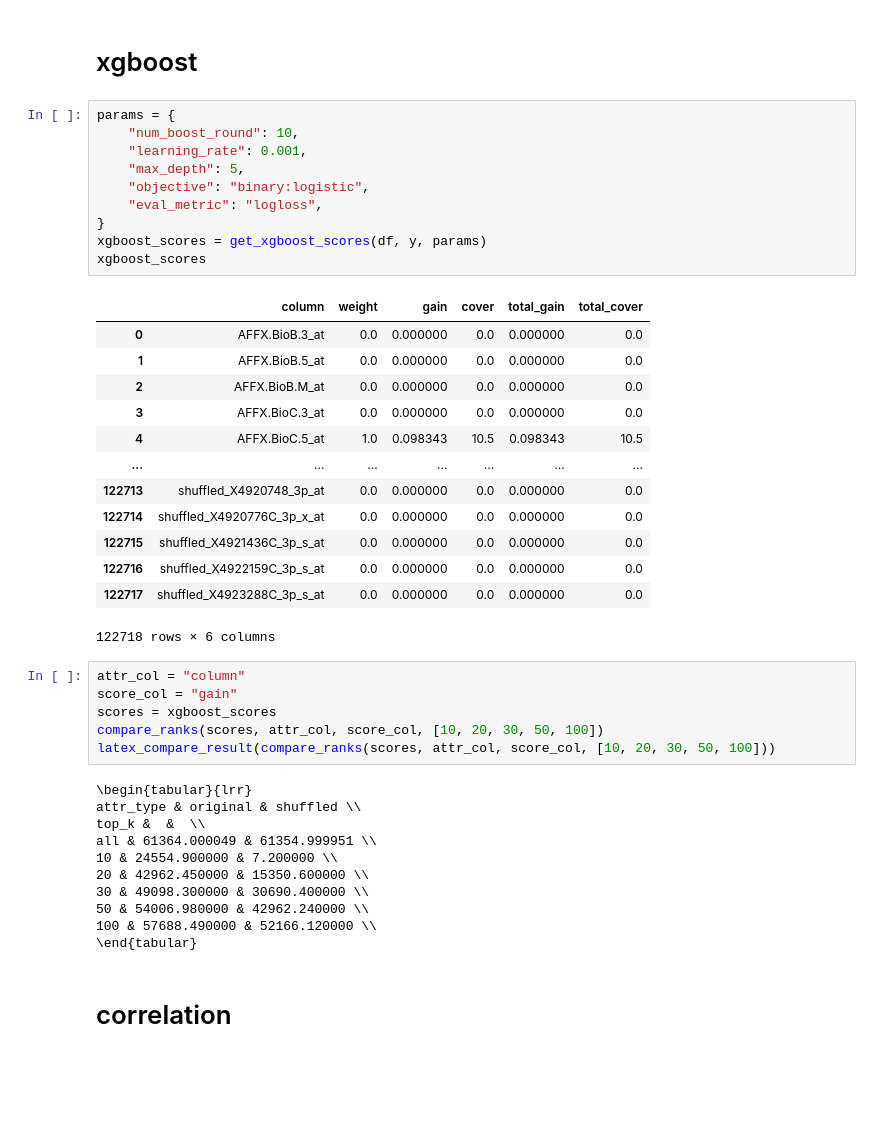
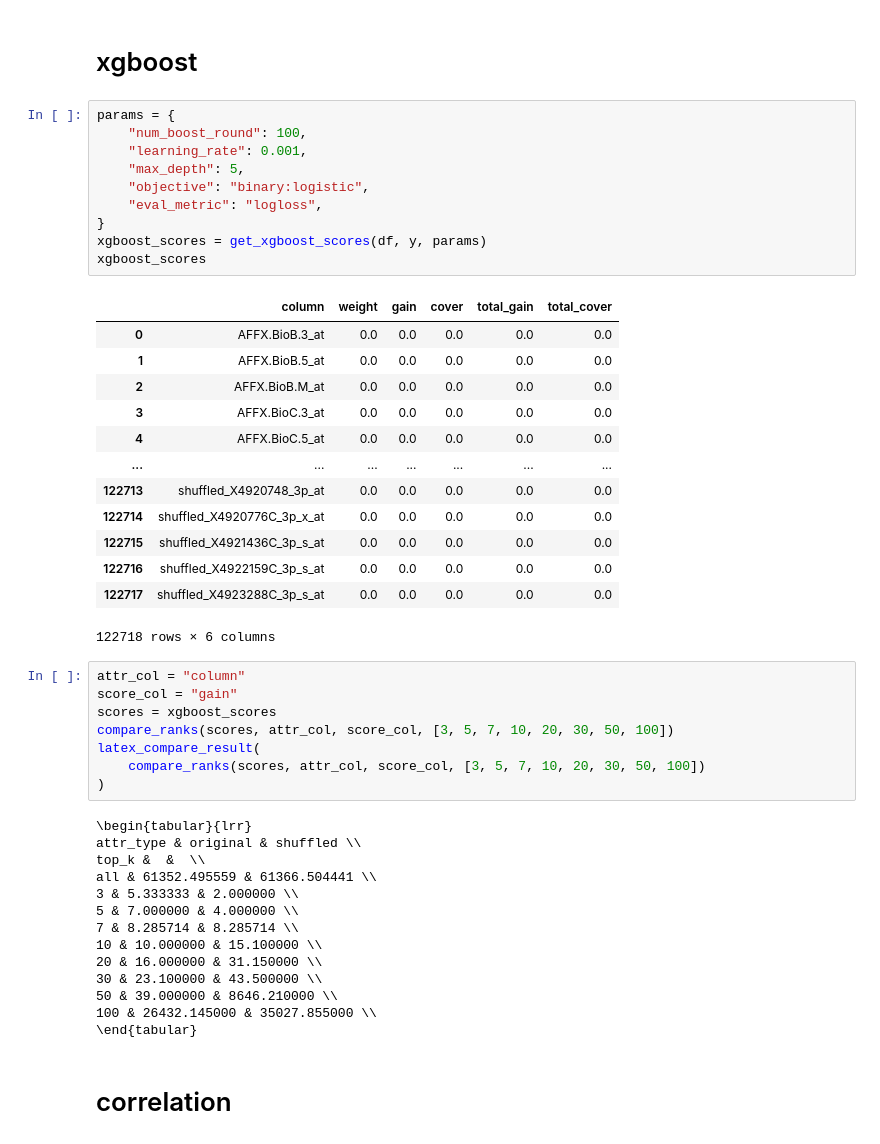
Before and after one commit to sebov/scikit-rough, a Jupyter notebook: dev/experiments/ranks/microarrays.ipynb, the cells around one changed output. Saved outputs shown, nothing was run; the diff lists cells and outputs as text; blank space fills up the shorter version.

```diff
--- a/dev/experiments/ranks/microarrays.ipynb
+++ b/dev/experiments/ranks/microarrays.ipynb
@@ -106,44 +120,49 @@ bireducts_scores[["column", "count", "global_gain"]].sort_values(
 # xgboost
 # %%
 params = {
-    "num_boost_round": 10,
+    "num_boost_round": 100,
     "learning_rate": 0.001,
     "max_depth": 5,
     "objective": "binary:logistic",
     "eval_metric": "logloss",
 }
 xgboost_scores = get_xgboost_scores(df, y, params)
 xgboost_scores
 # %% [output]
 |  | column | weight | gain | cover | total_gain | total_cover |
-| 0 | AFFX.BioB.3_at | 0.0 | 0.000000 | 0.0 | 0.000000 | 0.0 |
-| 1 | AFFX.BioB.5_at | 0.0 | 0.000000 | 0.0 | 0.000000 | 0.0 |
-| 2 | AFFX.BioB.M_at | 0.0 | 0.000000 | 0.0 | 0.000000 | 0.0 |
-| 3 | AFFX.BioC.3_at | 0.0 | 0.000000 | 0.0 | 0.000000 | 0.0 |
-| 4 | AFFX.BioC.5_at | 1.0 | 0.098343 | 10.5 | 0.098343 | 10.5 |
+| 0 | AFFX.BioB.3_at | 0.0 | 0.0 | 0.0 | 0.0 | 0.0 |
+| 1 | AFFX.BioB.5_at | 0.0 | 0.0 | 0.0 | 0.0 | 0.0 |
+| 2 | AFFX.BioB.M_at | 0.0 | 0.0 | 0.0 | 0.0 | 0.0 |
+| 3 | AFFX.BioC.3_at | 0.0 | 0.0 | 0.0 | 0.0 | 0.0 |
+| 4 | AFFX.BioC.5_at | 0.0 | 0.0 | 0.0 | 0.0 | 0.0 |
 | ... | ... | ... | ... | ... | ... | ... |
-| 122713 | shuffled_X4920748_3p_at | 0.0 | 0.000000 | 0.0 | 0.000000 | 0.0 |
-| 122714 | shuffled_X4920776C_3p_x_at | 0.0 | 0.000000 | 0.0 | 0.000000 | 0.0 |
-| 122715 | shuffled_X4921436C_3p_s_at | 0.0 | 0.000000 | 0.0 | 0.000000 | 0.0 |
-| 122716 | shuffled_X4922159C_3p_s_at | 0.0 | 0.000000 | 0.0 | 0.000000 | 0.0 |
-| 122717 | shuffled_X4923288C_3p_s_at | 0.0 | 0.000000 | 0.0 | 0.000000 | 0.0 |
+| 122713 | shuffled_X4920748_3p_at | 0.0 | 0.0 | 0.0 | 0.0 | 0.0 |
+| 122714 | shuffled_X4920776C_3p_x_at | 0.0 | 0.0 | 0.0 | 0.0 | 0.0 |
+| 122715 | shuffled_X4921436C_3p_s_at | 0.0 | 0.0 | 0.0 | 0.0 | 0.0 |
+| 122716 | shuffled_X4922159C_3p_s_at | 0.0 | 0.0 | 0.0 | 0.0 | 0.0 |
+| 122717 | shuffled_X4923288C_3p_s_at | 0.0 | 0.0 | 0.0 | 0.0 | 0.0 |
 122718 rows × 6 columns
 # %%
 attr_col = "column"
 score_col = "gain"
 scores = xgboost_scores
-compare_ranks(scores, attr_col, score_col, [10, 20, 30, 50, 100])
-latex_compare_result(compare_ranks(scores, attr_col, score_col, [10, 20, 30, 50, 100]))
+compare_ranks(scores, attr_col, score_col, [3, 5, 7, 10, 20, 30, 50, 100])
+latex_compare_result(
+    compare_ranks(scores, attr_col, score_col, [3, 5, 7, 10, 20, 30, 50, 100])
+)
 # %% [output]
 \begin{tabular}{lrr}
 attr_type & original & shuffled \\
 top_k &  &  \\
-all & 61364.000049 & 61354.999951 \\
-10 & 24554.900000 & 7.200000 \\
-20 & 42962.450000 & 15350.600000 \\
-30 & 49098.300000 & 30690.400000 \\
-50 & 54006.980000 & 42962.240000 \\
-100 & 57688.490000 & 52166.120000 \\
+all & 61352.495559 & 61366.504441 \\
+3 & 5.333333 & 2.000000 \\
+5 & 7.000000 & 4.000000 \\
+7 & 8.285714 & 8.285714 \\
+10 & 10.000000 & 15.100000 \\
+20 & 16.000000 & 31.150000 \\
+30 & 23.100000 & 43.500000 \\
+50 & 39.000000 & 8646.210000 \\
+100 & 26432.145000 & 35027.855000 \\
 \end{tabular}
 # %% [markdown]
 # correlation
```
Also changed, not shown: parts of 8 cells of this notebook, 3 other files.
